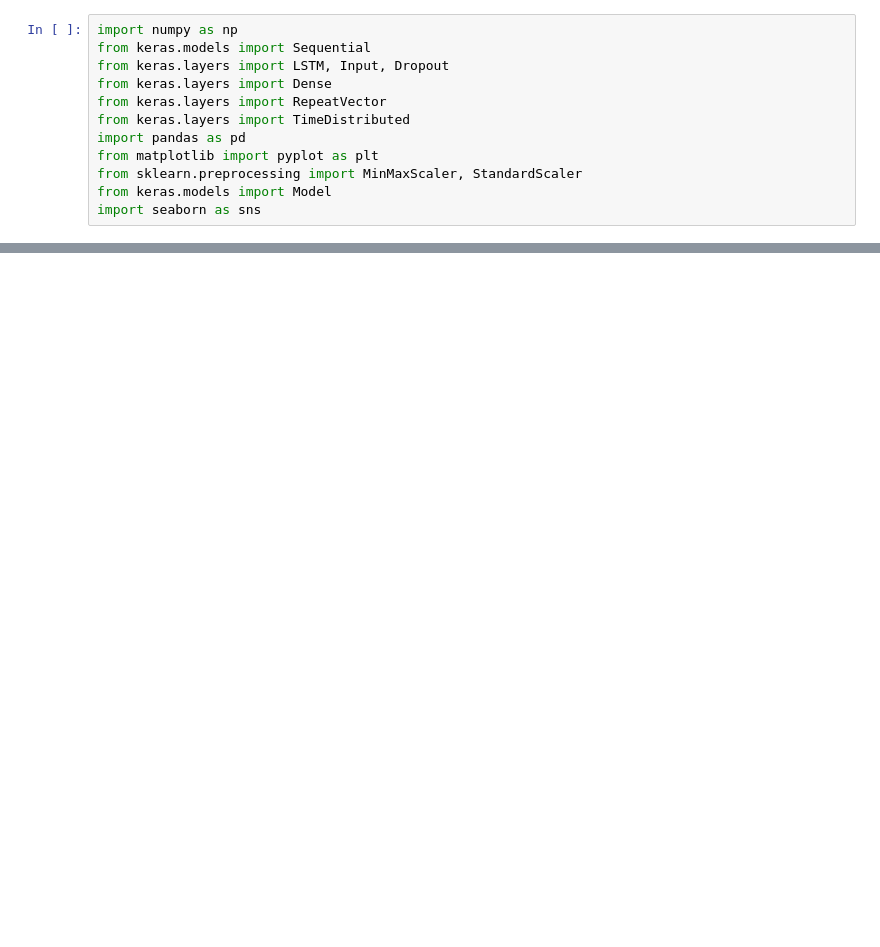
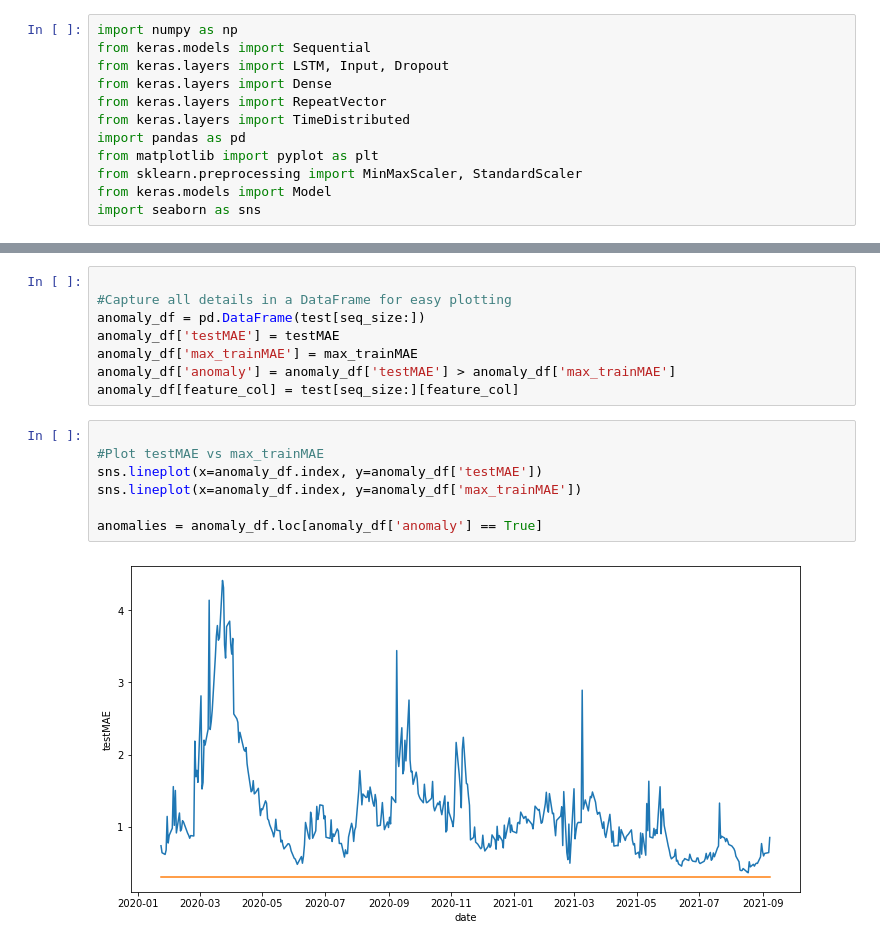
Before and after one commit to frestyle/tensorflow-deeplearning, a Jupyter notebook: anomalydetection/anomaly.ipynb, the cells around one changed output, grey strips where cells are left out. Saved outputs shown, nothing was run; the diff lists cells and outputs as text; blank space fills up the shorter version.

```diff
--- a/anomalydetection/anomaly.ipynb
+++ b/anomalydetection/anomaly.ipynb
@@ -176,0 +165,17 @@ sns.scatterplot(x=anomalies['date'], y=scaler.inverse_transform(anomalies['close
+# %%
+
+#Capture all details in a DataFrame for easy plotting
+anomaly_df = pd.DataFrame(test[seq_size:])
+anomaly_df['testMAE'] = testMAE
+anomaly_df['max_trainMAE'] = max_trainMAE
+anomaly_df['anomaly'] = anomaly_df['testMAE'] > anomaly_df['max_trainMAE']
+anomaly_df[feature_col] = test[seq_size:][feature_col]
+# %%
+
+#Plot testMAE vs max_trainMAE
+sns.lineplot(x=anomaly_df.index, y=anomaly_df['testMAE'])
+sns.lineplot(x=anomaly_df.index, y=anomaly_df['max_trainMAE'])
+
+anomalies = anomaly_df.loc[anomaly_df['anomaly'] == True]
+# %% [output]
+[figure, added]
```
Also changed, not shown: parts of 12 cells of this notebook, 3 other files.
